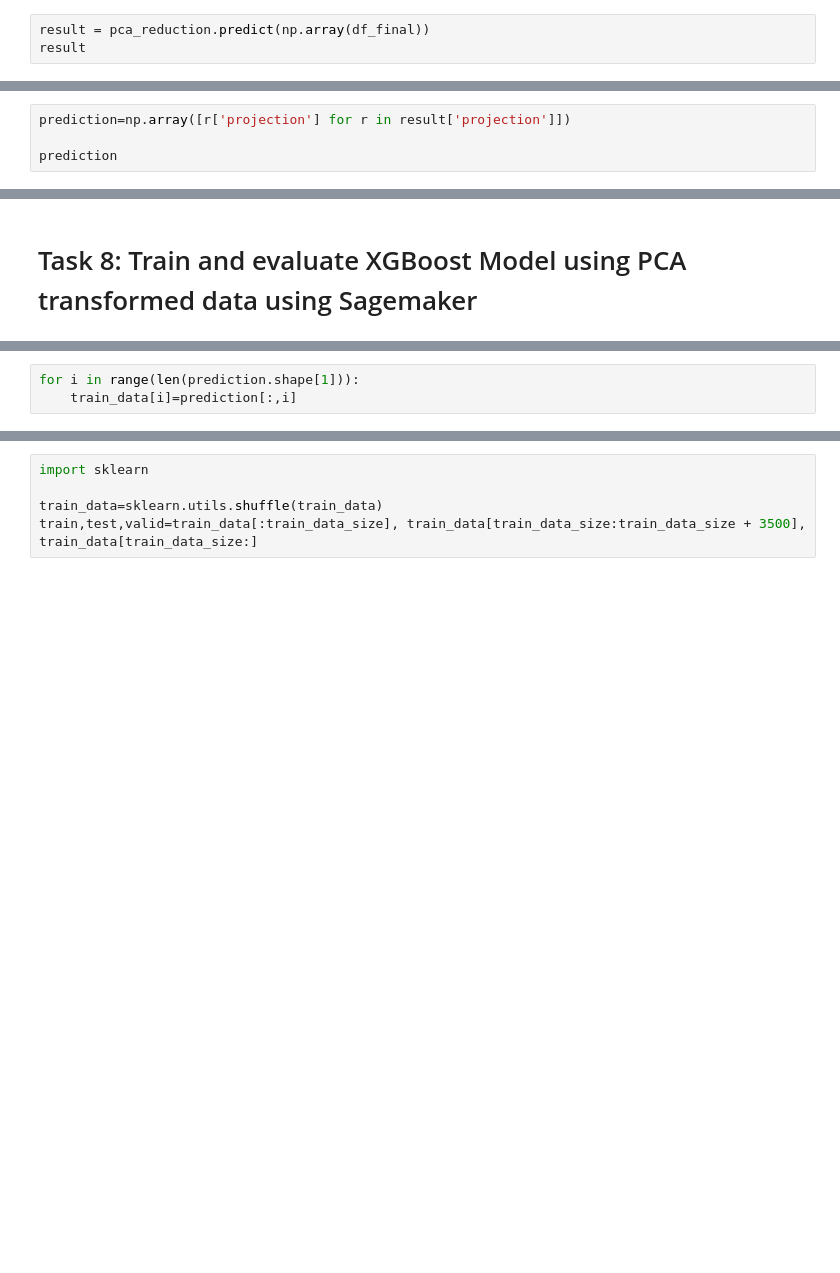
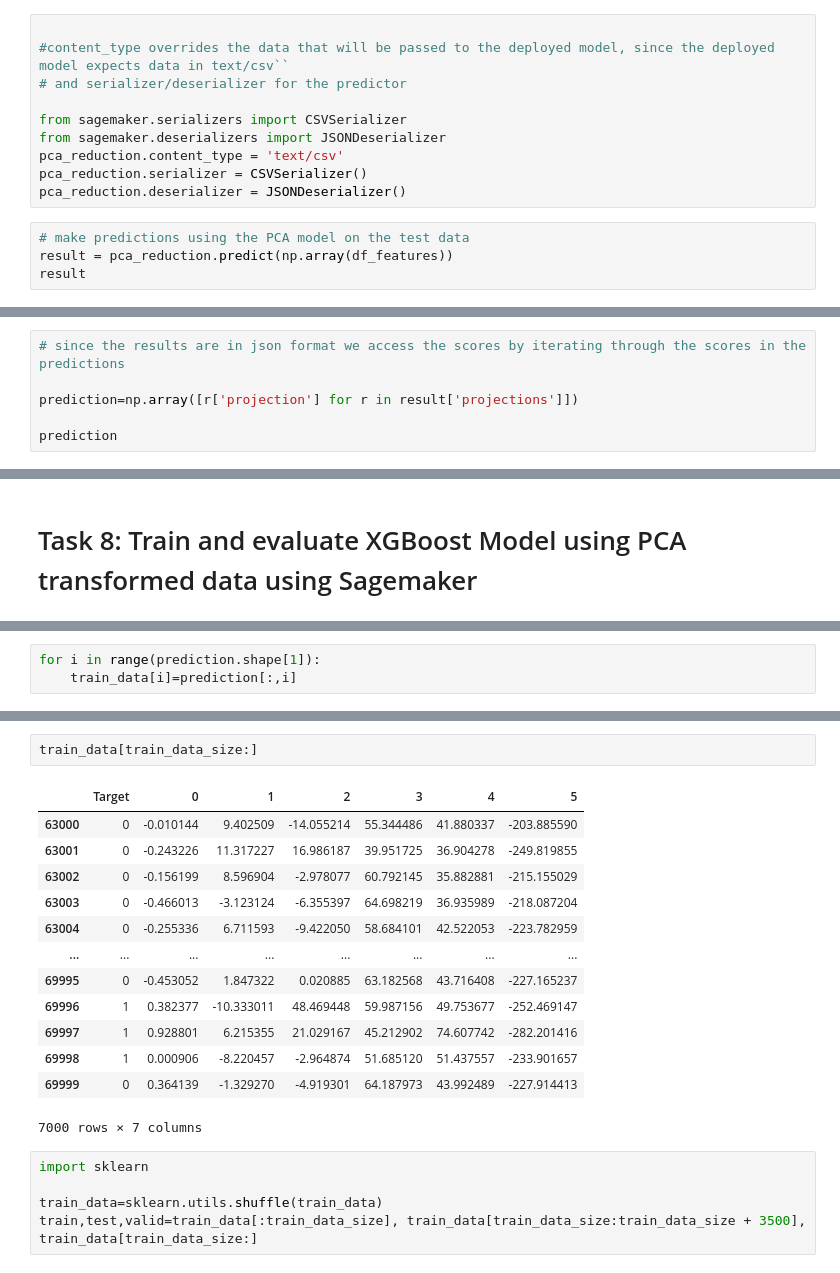
Before and after one commit to souvikpaul1/cardio_vasuclar_disease_aws_sm, a Jupyter notebook: notebook.ipynb, the cells around one changed output, grey strips where cells are left out. Cells and saved outputs as stored; diff of their text form; blank space fills up the shorter version.

```diff
--- a/notebook.ipynb
+++ b/notebook.ipynb
@@ -355,3 +444,14 @@ pca_reduction.deserializer = json_deserializer
+# %%
+
+#content_type overrides the data that will be passed to the deployed model, since the deployed model expects data in text/csv``
+# and serializer/deserializer for the predictor
+
+from sagemaker.serializers import CSVSerializer
+from sagemaker.deserializers import JSONDeserializer
+pca_reduction.content_type = 'text/csv'
+pca_reduction.serializer = CSVSerializer()
+pca_reduction.deserializer = JSONDeserializer()
 # %%
-result = pca_reduction.predict(np.array(df_final))
+# make predictions using the PCA model on the test data
+result = pca_reduction.predict(np.array(df_features))
 result
@@ -358,4 +476,6 @@ result
 # %%
-prediction=np.array([r['projection'] for r in result['projection']])
+# since the results are in json format we access the scores by iterating through the scores in the predictions
+
+prediction=np.array([r['projection'] for r in result['projections']])
 
 prediction
@@ -374,5 +531,5 @@ train_data
 # %%
-for i in range(len(prediction.shape[1])):
+for i in range(prediction.shape[1]):
     train_data[i]=prediction[:,i]
 # %%
 train_data.head()
@@ -382,3 +548,19 @@ train_data_size
+# %%
+train_data[train_data_size:]
+# %% [output]
+|  | Target | 0 | 1 | 2 | 3 | 4 | 5 |
+| 63000 | 0 | -0.010144 | 9.402509 | -14.055214 | 55.344486 | 41.880337 | -203.885590 |
+| 63001 | 0 | -0.243226 | 11.317227 | 16.986187 | 39.951725 | 36.904278 | -249.819855 |
+| 63002 | 0 | -0.156199 | 8.596904 | -2.978077 | 60.792145 | 35.882881 | -215.155029 |
+| 63003 | 0 | -0.466013 | -3.123124 | -6.355397 | 64.698219 | 36.935989 | -218.087204 |
+| 63004 | 0 | -0.255336 | 6.711593 | -9.422050 | 58.684101 | 42.522053 | -223.782959 |
+| ... | ... | ... | ... | ... | ... | ... | ... |
+| 69995 | 0 | -0.453052 | 1.847322 | 0.020885 | 63.182568 | 43.716408 | -227.165237 |
+| 69996 | 1 | 0.382377 | -10.333011 | 48.469448 | 59.987156 | 49.753677 | -252.469147 |
+| 69997 | 1 | 0.928801 | 6.215355 | 21.029167 | 45.212902 | 74.607742 | -282.201416 |
+| 69998 | 1 | 0.000906 | -8.220457 | -2.964874 | 51.685120 | 51.437557 | -233.901657 |
+| 69999 | 0 | 0.364139 | -1.329270 | -4.919301 | 64.187973 | 43.992489 | -227.914413 |
+7000 rows × 7 columns
 # %%
 import sklearn
 
```
Also changed, not shown: parts of 37 cells of this notebook, 2 other files.
